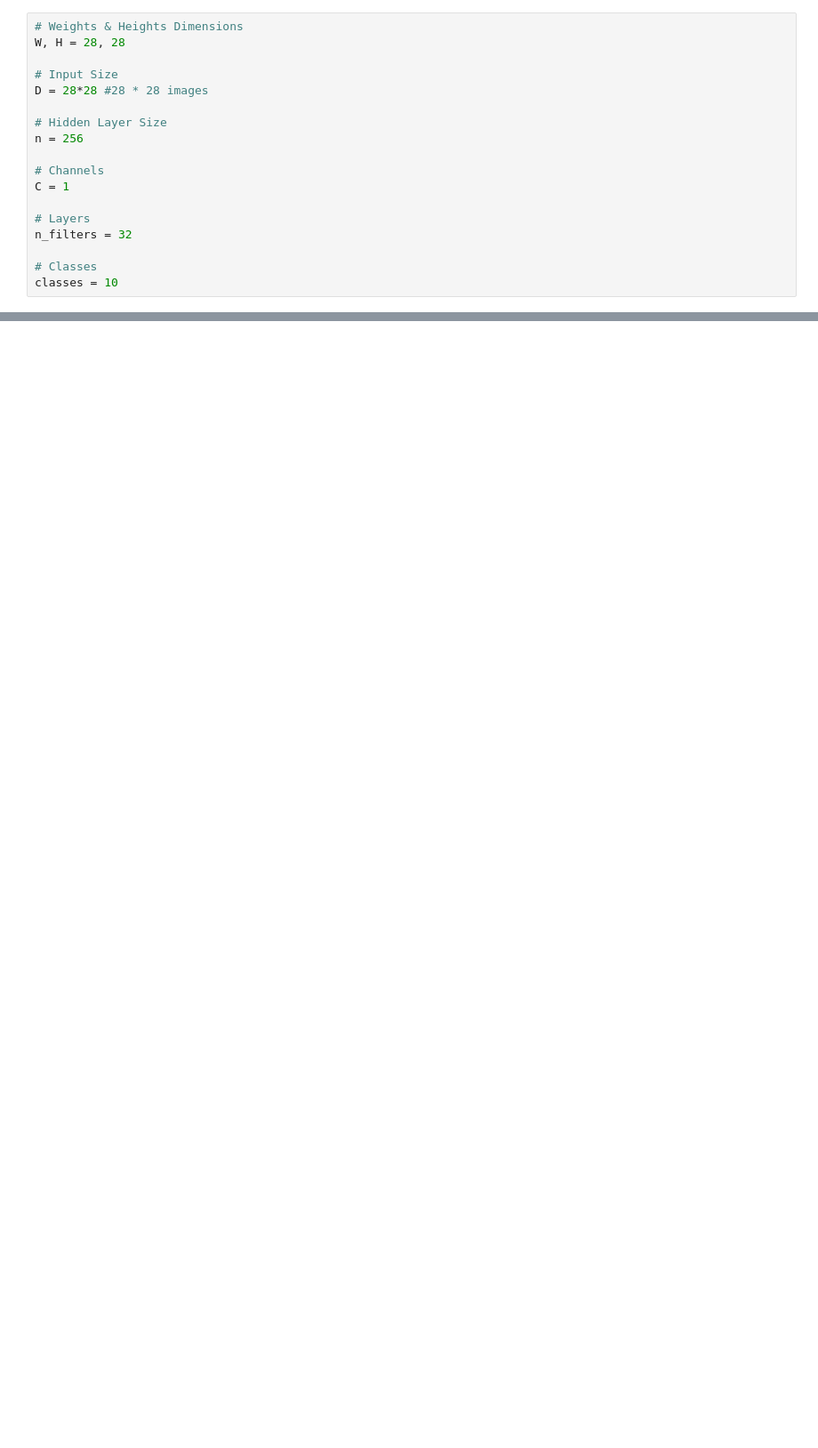
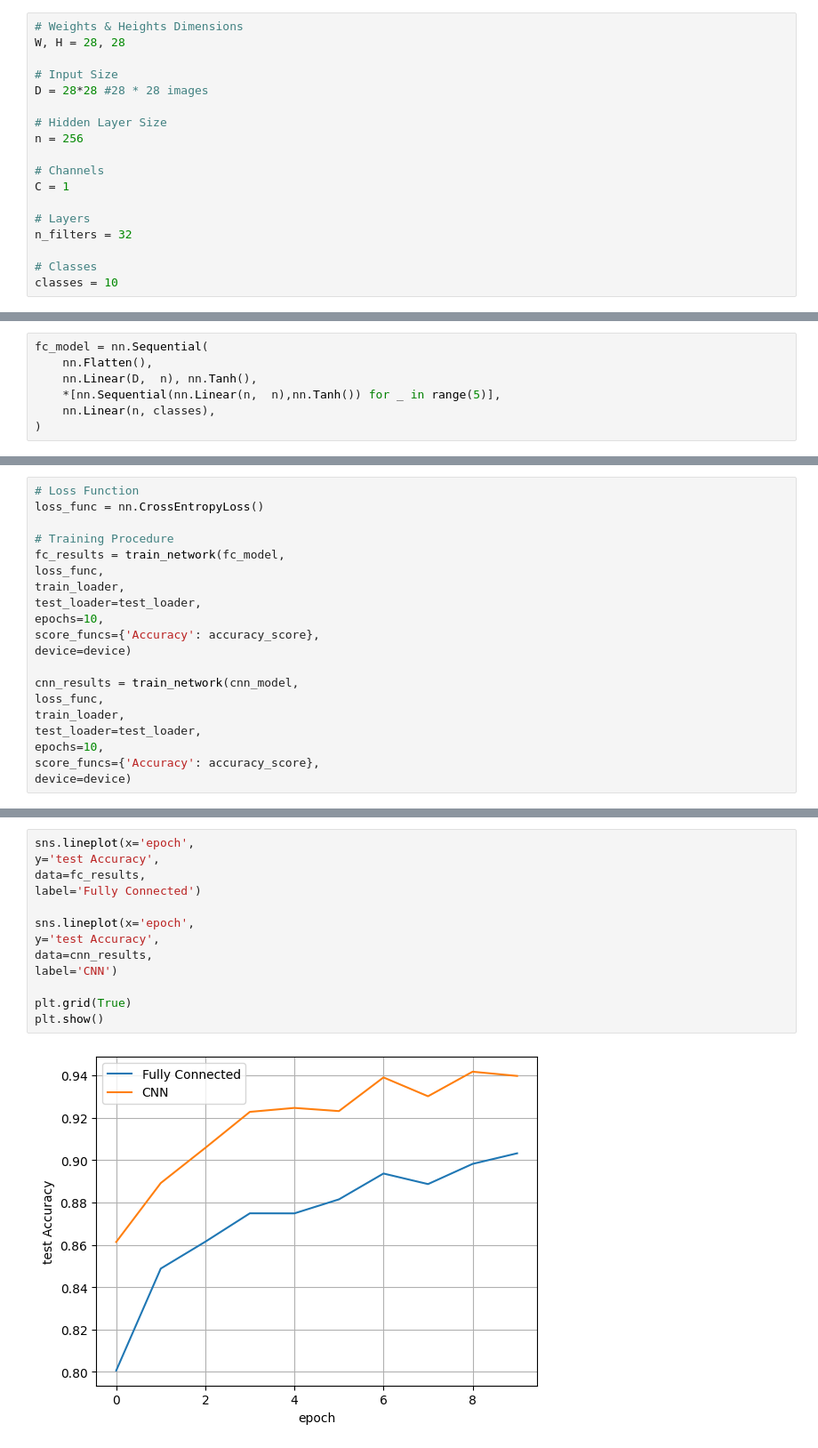
Before and after one commit to joakor89/Inside_Deep_Learning, a Jupyter notebook: chap_06/CDBB.ipynb, the cells around one changed output, grey strips where cells are left out. Shown at 89% size. Saved outputs shown, nothing was run; the diff lists cells and outputs as text; blank space fills up the shorter version.

```diff
--- a/chap_06/CDBB.ipynb
+++ b/chap_06/CDBB.ipynb
@@ -103,0 +106,7 @@ classes = 10
+# %%
+fc_model = nn.Sequential(
+    nn.Flatten(),
+    nn.Linear(D,  n), nn.Tanh(),
+    *[nn.Sequential(nn.Linear(n,  n),nn.Tanh()) for _ in range(5)],
+    nn.Linear(n, classes),
+)
@@ -103,0 +138,20 @@ classes = 10
+# %%
+# Loss Function
+loss_func = nn.CrossEntropyLoss()
+
+# Training Procedure
+fc_results = train_network(fc_model,
+loss_func,
+train_loader,
+test_loader=test_loader,
+epochs=10,
+score_funcs={'Accuracy': accuracy_score},
+device=device)
+
+cnn_results = train_network(cnn_model,
+loss_func,
+train_loader,
+test_loader=test_loader,
+epochs=10,
+score_funcs={'Accuracy': accuracy_score},
+device=device)
@@ -103,0 +163,15 @@ classes = 10
+# %%
+sns.lineplot(x='epoch',
+y='test Accuracy',
+data=fc_results,
+label='Fully Connected')
+
+sns.lineplot(x='epoch',
+y='test Accuracy',
+data=cnn_results,
+label='CNN')
+
+plt.grid(True)
+plt.show()
+# %% [output]
+[figure, added]
```
Also changed, not shown: parts of 85 cells of this notebook, 3 other files.
